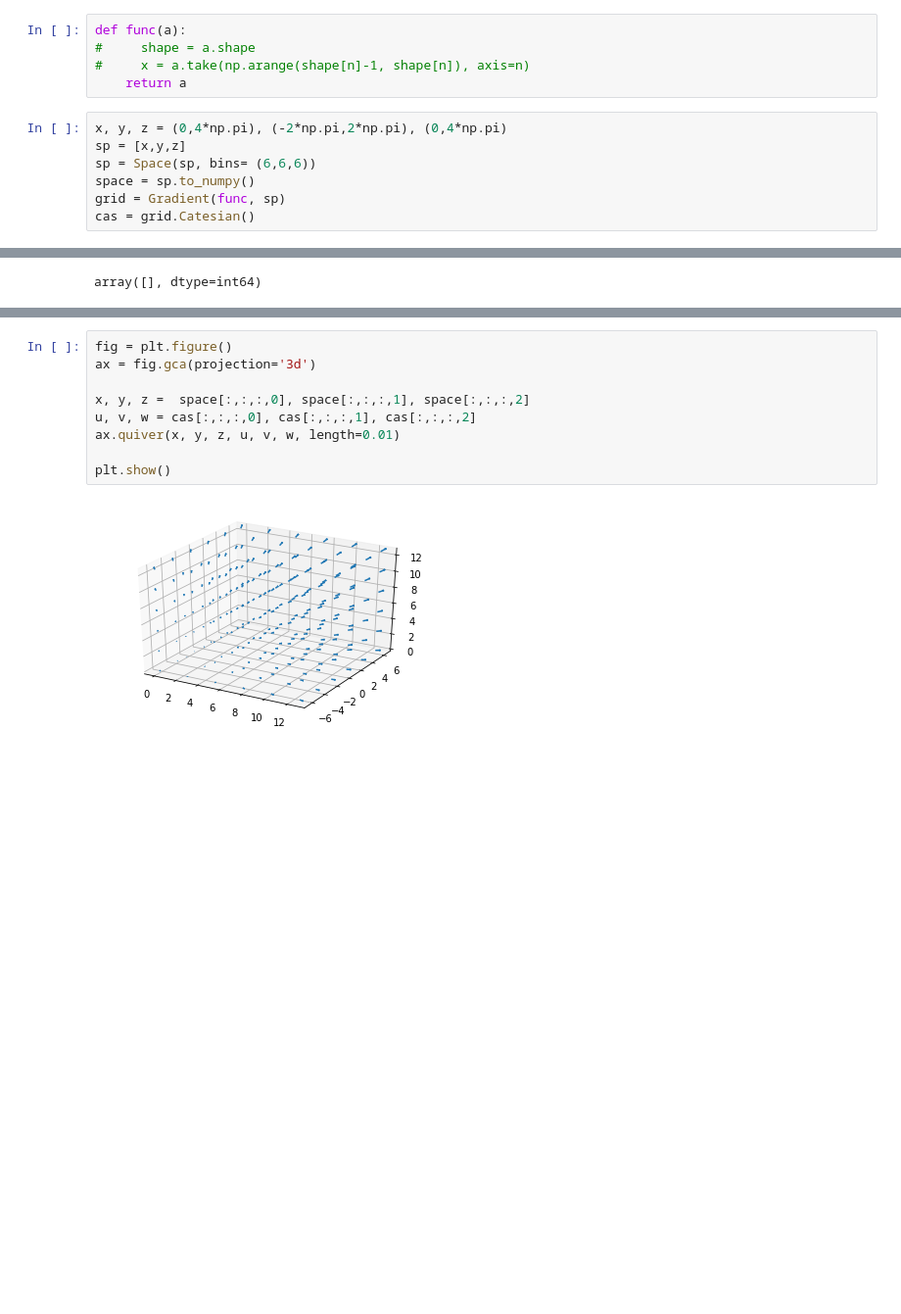
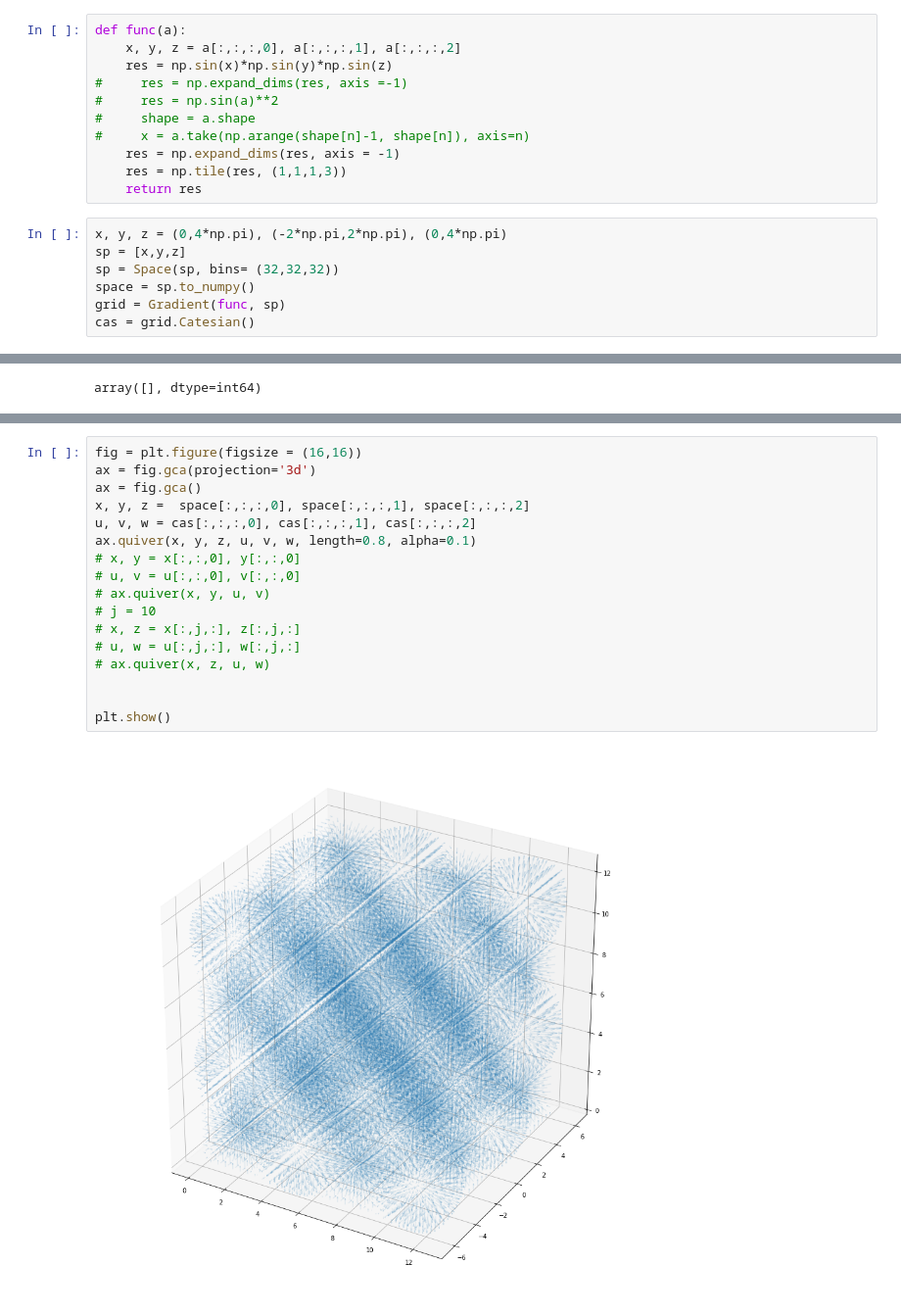
Before and after one commit to ja2006203966/PDE, a Jupyter notebook: Plot.ipynb, the cells around one changed output, grey strips where cells are left out. Shown at 98% size. Cells and saved outputs as stored; diff of their text form; blank space fills up the shorter version.

```diff
--- a/Plot.ipynb
+++ b/Plot.ipynb
@@ -8,12 +12,18 @@ from src.Grid import Gradient
 # %%
 def func(a):
+    x, y, z = a[:,:,:,0], a[:,:,:,1], a[:,:,:,2]
+    res = np.sin(x)*np.sin(y)*np.sin(z)
+#     res = np.expand_dims(res, axis =-1)
+#     res = np.sin(a)**2
 #     shape = a.shape
 #     x = a.take(np.arange(shape[n]-1, shape[n]), axis=n)
-    return a
+    res = np.expand_dims(res, axis = -1)
+    res = np.tile(res, (1,1,1,3))
+    return res
 # %%
 x, y, z = (0,4*np.pi), (-2*np.pi,2*np.pi), (0,4*np.pi)
 sp = [x,y,z]
-sp = Space(sp, bins= (6,6,6))
+sp = Space(sp, bins= (32,32,32))
 space = sp.to_numpy()
 grid = Gradient(func, sp)
 cas = grid.Catesian()
@@ -33,11 +60,19 @@ cas.shape, space.shape
 # %%
-fig = plt.figure()
+fig = plt.figure(figsize = (16,16))
 ax = fig.gca(projection='3d')
-
+ax = fig.gca()
 x, y, z =  space[:,:,:,0], space[:,:,:,1], space[:,:,:,2]
 u, v, w = cas[:,:,:,0], cas[:,:,:,1], cas[:,:,:,2]
-ax.quiver(x, y, z, u, v, w, length=0.01)
+ax.quiver(x, y, z, u, v, w, length=0.8, alpha=0.1)
+# x, y = x[:,:,0], y[:,:,0]
+# u, v = u[:,:,0], v[:,:,0]
+# ax.quiver(x, y, u, v)
+# j = 10
+# x, z = x[:,j,:], z[:,j,:]
+# u, w = u[:,j,:], w[:,j,:]
+# ax.quiver(x, z, u, w)
+
 
 plt.show()
 # %% [output]
-[figure, old version]
+[figure, new version]
```
Also changed, not shown: parts of 8 cells of this notebook, 2 other files.
